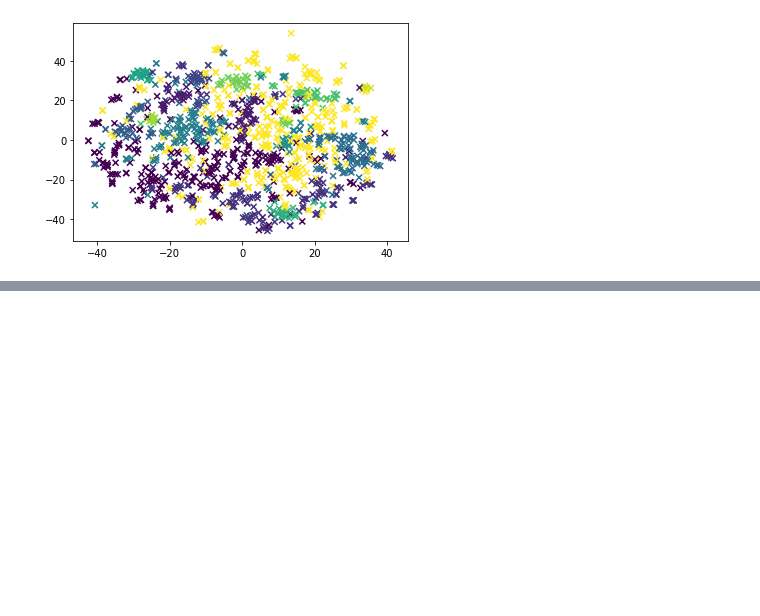
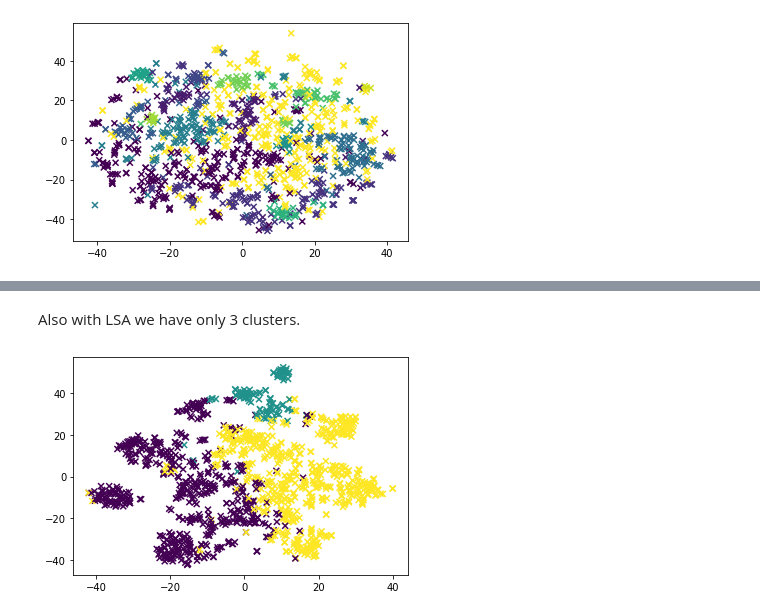
Before and after one commit to DonatJR/ita_ws20, a Jupyter notebook: notebooks/birch.ipynb, the cells around one changed output, grey strips where cells are left out. Saved outputs shown, nothing was run; the diff lists cells and outputs as text; code cells hidden in the pictures; blank space fills up the shorter version.

Commit message:
add lsa to clustering

```diff
--- a/notebooks/birch.ipynb
+++ b/notebooks/birch.ipynb
@@ -274,0 +277,6 @@ Cluster 14:
+# %%
+def get_lsa_transformation(n_components, corpus):
+    svd = TruncatedSVD(n_components)
+    normalizer = Normalizer(copy=False)
+    lsa = make_pipeline(svd, normalizer)
+    return lsa.fit_transform(corpus),svd
@@ -274,0 +285,7 @@ Cluster 14:
+# %%
+n_components = 10
+X, svd = get_lsa_transformation(n_components, tfidf_corpus)
+num_topics = 15
+model_lsa = Birch()
+fit_model(model_lsa, X)
+clusters_with_lsa = print_and_get_clusters(model_lsa, vectorizer, corpus, n_components=n_components, svd=svd)
@@ -274,0 +304,6 @@ Cluster 14:
+# %% [markdown]
+Also with LSA we have only 3 clusters.
+# %%
+plot(model_lsa, X, n_components=n_components)
+# %% [output]
+[figure, added]
```
Also changed, not shown: parts of 15 cells of this notebook.
